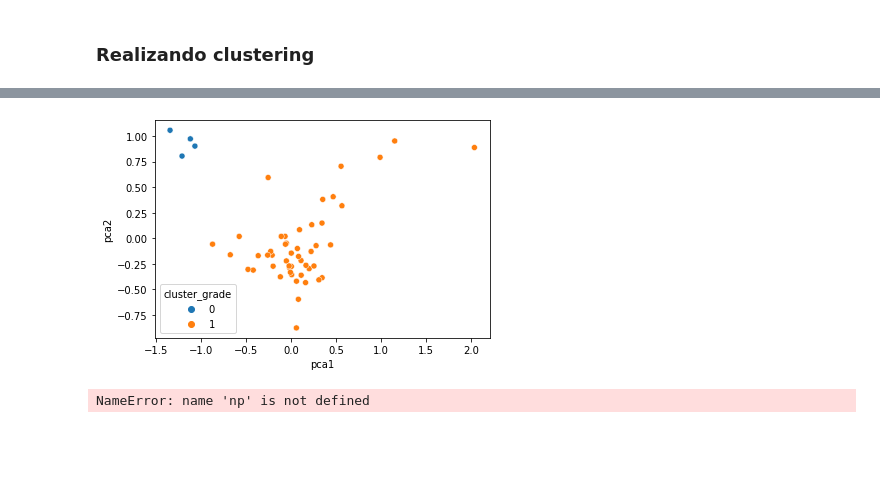
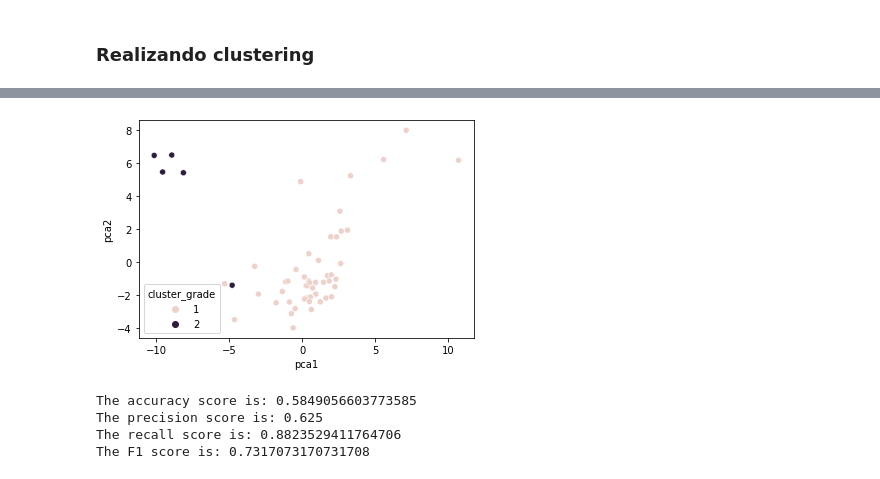
Before and after one commit to Hans03430/Tesis_Chatbot, a Jupyter notebook: notebook/modeling/Clustering.ipynb, the cells around one changed output, grey strips where cells are left out. Cells and saved outputs as stored; diff of their text form; code cells hidden in the pictures; blank space fills up the shorter version.

```diff
--- a/notebook/modeling/Clustering.ipynb
+++ b/notebook/modeling/Clustering.ipynb
@@ -72,4 +74,0 @@ texts.head()
-# %%
-columns = [c for c in texts.columns if c not in ['category', 'filename', 'grade', 'id']]
-texts[columns] = MinMaxScaler().fit_transform(texts[columns])
-texts
@@ -374,6 +358,6 @@ X
 53 rows × 49 columns
 # %%
-X[['pca1', 'pca2']] = pca(X.drop(columns=['grade']), 2)
+X[['pca1', 'pca2']] = pca(StandardScaler().fit_transform(X[columns]), 2)
 X
 # %% [output]
 |  | CNCADC | CNCAdd | CNCAll | CNCCaus | CNCLogic | CNCTemp | CRFANP1 | CRFANPa | CRFAO1 | CRFAOa | ... | ... |
@@ -425,19 +409,9 @@ plt.show()
 ... (7 outputs left out)
 # %%
-clf = KMeans(n_clusters=2, random_state=43)
-clf.fit(X.drop(columns=['pca1', 'pca2', 'grade']))
-X['cluster_grade'] = clf.predict(X.drop(columns=['pca1', 'pca2', 'grade']))
+clf = KMeans(n_clusters=2, random_state=43, tol=1)
+clf.fit(X[columns])
+X['cluster_grade'] = clf.predict(X[columns]) + 1
 sns.scatterplot(data=X, x='pca1', y='pca2', hue='cluster_grade')
 plt.show()
 # %% [output]
-[figure, old version]
+[figure, new version]
-# %%
-XX = np.array([[-1, -1], [-2, -1], [-3, -2], [1, 1], [2, 1], [3, 2]])
-pca = PCA(n_components=2)
-pca.fit(XX)
-PCA(n_components=2)
-print(pca.explained_variance_ratio_)
-print(pca.singular_values_)
-print(pca.transform(XX))
-# %% [output]
-NameError: name 'np' is not defined
@@ -486,0 +418,7 @@ plt.show()
+# %%
+print_scores(X['grade'], X['cluster_grade'])
+# %% [output]
+The accuracy score is: 0.5849056603773585
+The precision score is: 0.625
+The recall score is: 0.8823529411764706
+The F1 score is: 0.7317073170731708
```
Also changed, not shown: parts of 37 cells of this notebook, 1 other file.
